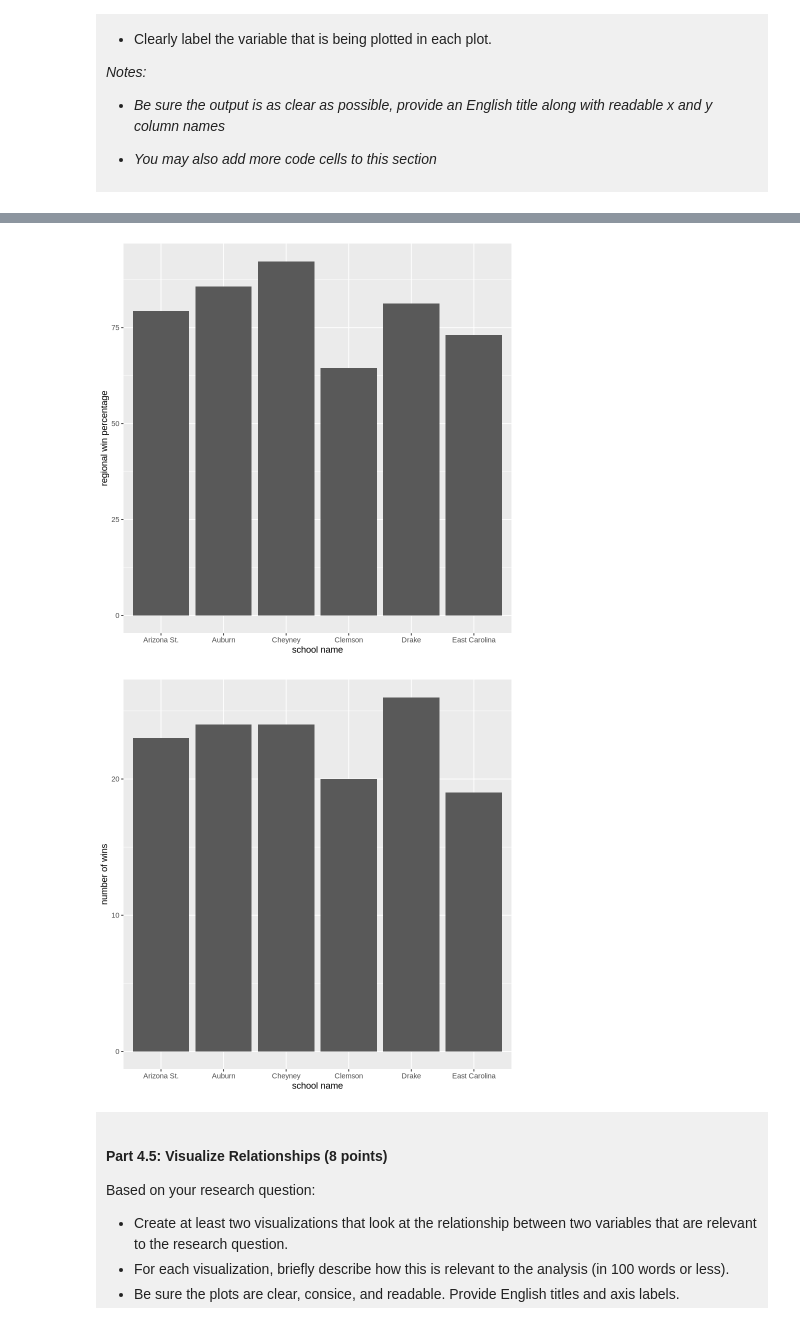
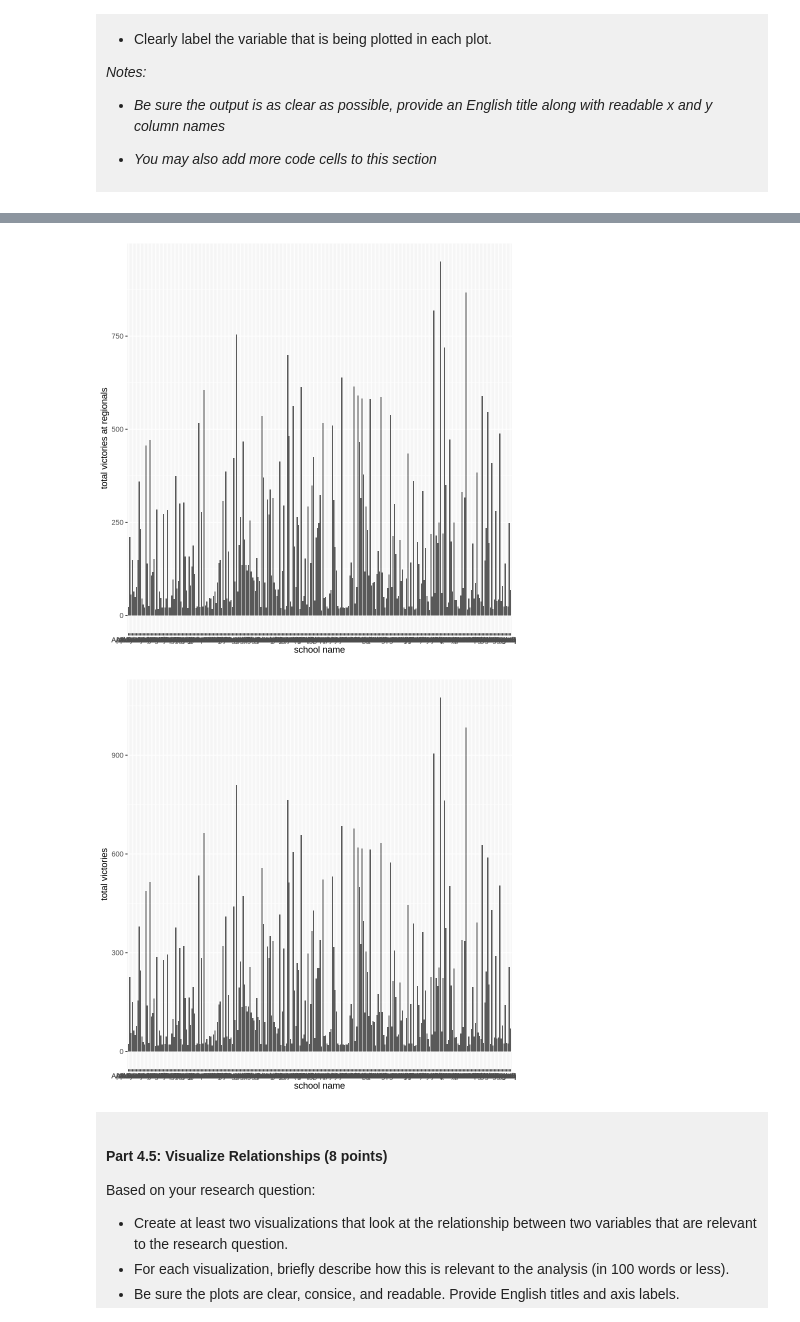
Before and after one commit to isa-che/dsci-100-project-isabella-chen, a Jupyter notebook: dsci-100-project-notebook.ipynb, the cells around one changed output, grey strips where cells are left out. Saved outputs shown, nothing was run; the diff lists cells and outputs as text; code cells hidden in the pictures.

```diff
--- a/dsci-100-project-notebook.ipynb
+++ b/dsci-100-project-notebook.ipynb
@@ -128,10 +128,8 @@ To help you with the analysis, here is a table of descriptions of each of the va
 
 </div>
 # %%
-
-ball_data <- read.csv("https://raw.githubusercontent.com/diverse-data-hub/diversedata/refs/heads/main/data-clean/womensmarchmadness.csv") |>
-head()
-ball_data
+ball_data <- read.csv("https://raw.githubusercontent.com/diverse-data-hub/diversedata/refs/heads/main/data-clean/womensmarchmadness.csv")
+head(ball_data)
 # %% [output]
 A data.frame: 6 × 20
 |  | year | school | seed | conference | conf_wins | conf_losses | conf_wins_pct | conf_rank | division | ... |
@@ -352,18 +349,18 @@ ball_distribution
 # %%
 percentage_plot <- ball_data |>
-ggplot(aes(x = school, y = reg_wins_pct)) +
+ggplot(aes(x = school, y = reg_wins)) +
 geom_bar(stat = 'identity') +
-labs(x = 'school name', y = 'regional win percentage')
+labs(x = 'school name', y = 'total victories at regionals')
 percentage_plot
 
 win_plot <- ball_data |>
-ggplot(aes(x = school, y = reg_wins)) +
+ggplot(aes(x = school, y = total_wins)) +
 geom_bar(stat = 'identity') +
-labs(x = 'school name', y = 'number of wins')
+labs(x = 'school name', y = 'total victories')
 win_plot
 # %% [output]
-[figure, old version]
+[figure, new version]
-[figure, old version]
+[figure, new version]
 # %% [markdown]
 <div style="background-color: #f0f0f0; padding: 10px;">
 
```
Also changed, not shown: parts of 12 cells of this notebook.
